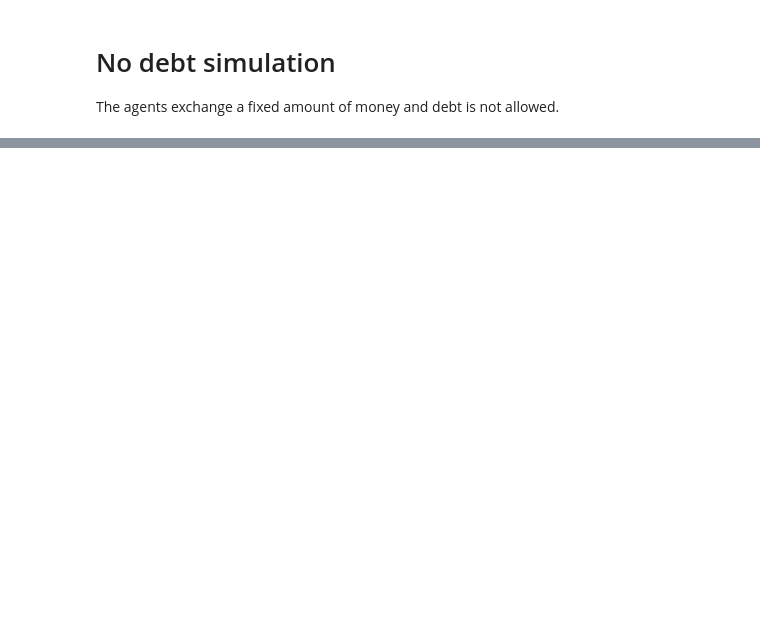
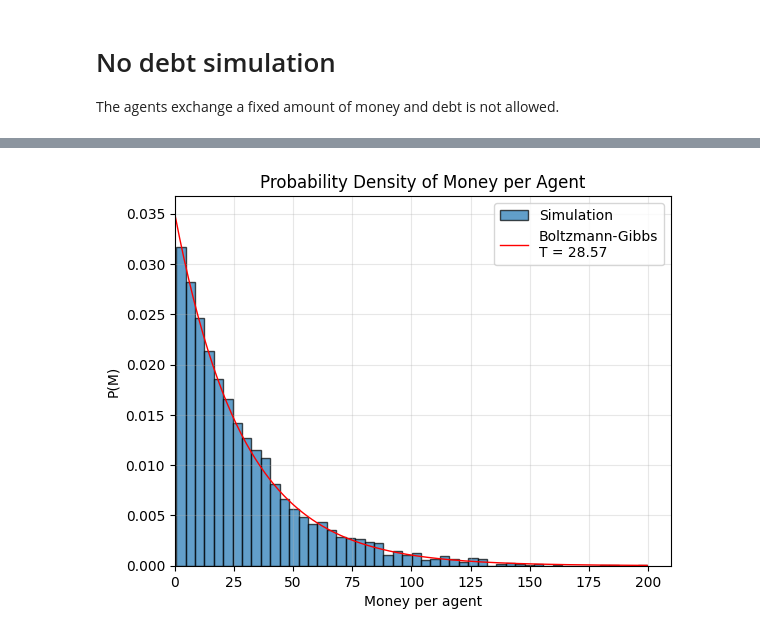
Before and after one commit to giacomells/Statistical-Mechanics-of-Money, a Jupyter notebook: NoDebt.ipynb, the cells around one changed output, grey strips where cells are left out. Drawn from its saved outputs; the diff is of its cells as text; code cells hidden in the pictures; blank space fills up the shorter version.

Commit message:
Adding a notebook to show NoDebt model behaviour

```diff
--- a/NoDebt.ipynb
+++ b/NoDebt.ipynb
@@ -7,7 +8,8 @@ import matplotlib.pyplot as plt
 # %%
-N = 4000
+N = 3500
 M = 10e4
 steps = 8e6
+
 
 agents = func.simulate_no_debt(N=N, M=M, steps=steps, transaction_type='constant')
 
@@ -40,0 +44,35 @@ plt.show()
+# %%
+import numpy as np
+import matplotlib.pyplot as plt
+
+T = M / N
+
+plt.hist(
+    agents,
+    bins=50,
+    density=True,
+    alpha=0.7,
+    edgecolor="black",
+    label="Simulation"
+)
+
+x_fit = np.linspace(0, agents.max(), 300)
+y_fit = (1 / T) * np.exp(-x_fit / T)
+
+plt.plot(
+    x_fit,
+    y_fit,
+    "r-",
+    linewidth=1,
+    label=f"Boltzmann-Gibbs\nT = {T:.2f}"
+)
+
+plt.xlabel("Money per agent")
+plt.ylabel("P(M)")
+plt.title("Probability Density of Money per Agent")
+plt.legend()
+plt.grid(alpha=0.3)
+plt.xlim(0, agents.max() + 10)
+plt.show()
+# %% [output]
+[figure, added]
```
Also changed, not shown: parts of 5 cells of this notebook.
